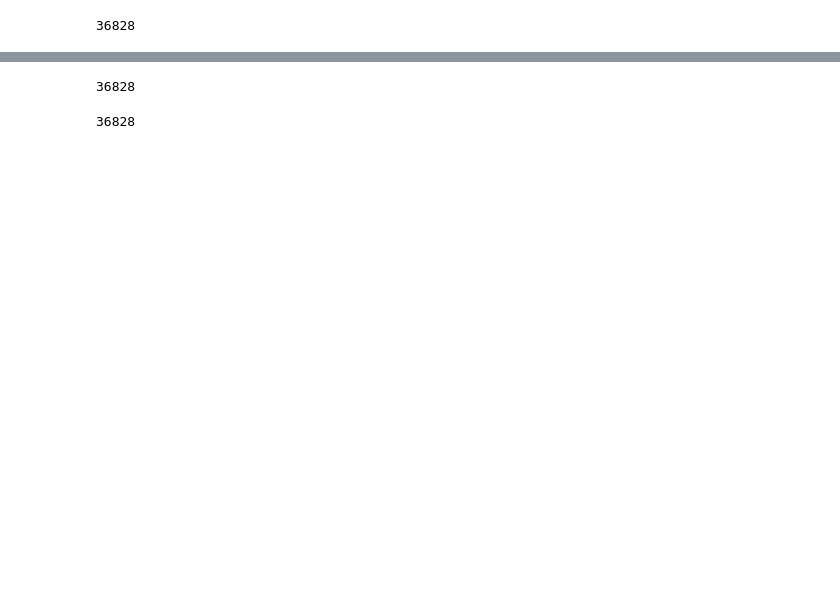
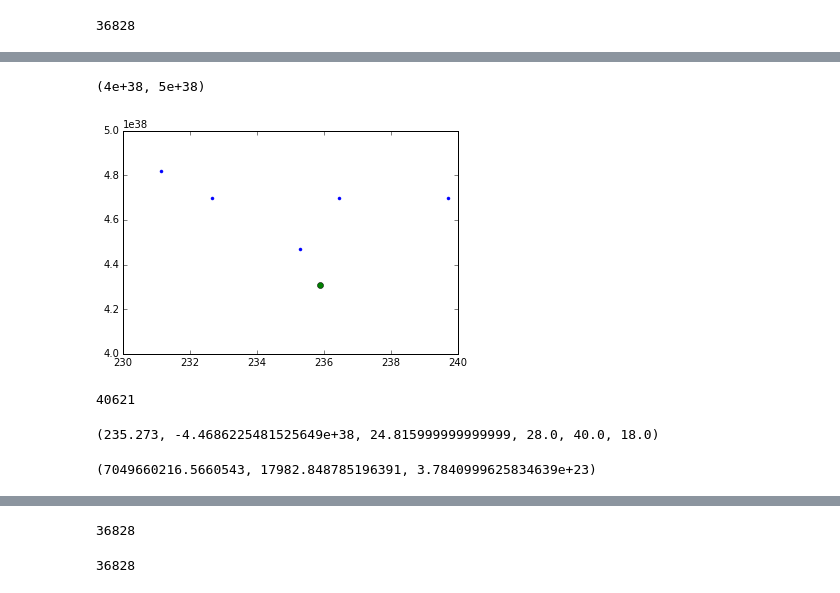
Before and after one commit to apiso/Luminosity, a Jupyter notebook: python/numerical_SG.ipynb, the cells around one changed output, grey strips where cells are left out. Saved outputs shown, nothing was run; the diff lists cells and outputs as text; code cells hidden in the pictures; blank space fills up the shorter version.

```diff
--- a/python/numerical_SG.ipynb
+++ b/python/numerical_SG.ipynb
@@ -1246,0 +1269,9 @@ rcb[ind], Etotcb[ind], Mcb[ind]
+# %%
+plt.plot(rcbv, -Etotcbv, '.')
+plt.plot(rcb, -Etotcb, 'o')
+plt.xlim(230, 240)
+plt.plot(rcbv[ind], -Etotcbv[ind], 'o')
+plt.ylim(ymin = 4e38, ymax = 5e38)
+# %% [output]
+(4e+38, 5e+38)
+[figure, added]
@@ -1246,0 +1283,13 @@ rcb[ind], Etotcb[ind], Mcb[ind]
+# %%
+list(d2).index(d2.min())
+# %% [output]
+40621
+# %%
+ind2 = 40621
+rcbv[ind2], Etotcbv[ind2], Mcbv[ind2], i[ind2], j[ind2], k[ind2]
+# %% [output]
+(235.273, -4.4686225481525649e+38, 24.815999999999999, 28.0, 40.0, 18.0)
+# %%
+Ptrial[int(i[ind2])], Ttrial[int(j[ind2])], Ltrial[int(k[ind2])]
+# %% [output]
+(7049660216.5660543, 17982.848785196391, 3.7840999625834639e+23)
```
Also changed, not shown: parts of 27 cells of this notebook, 35 other files.
